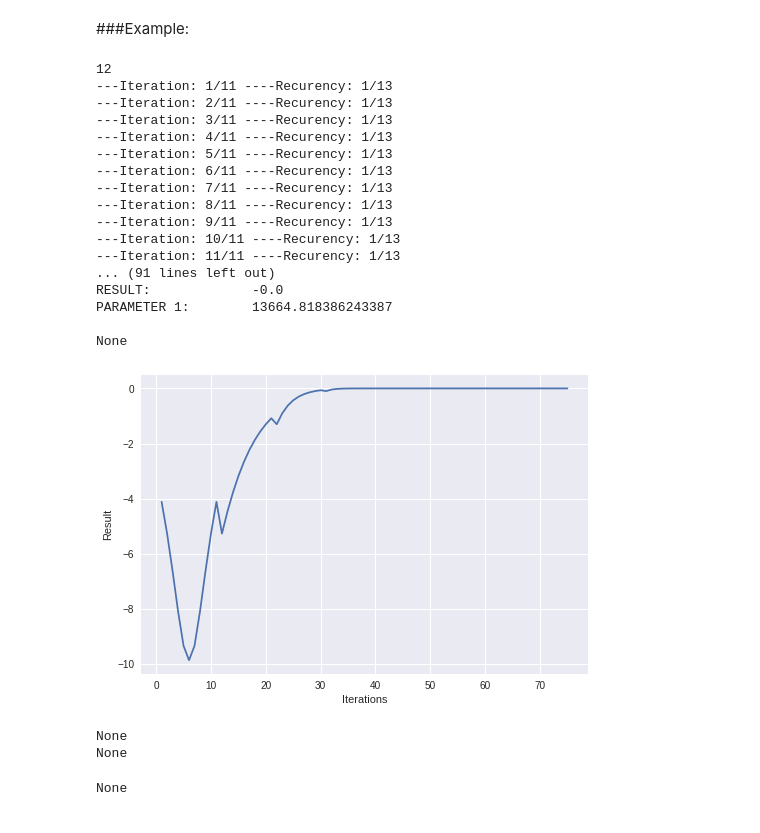
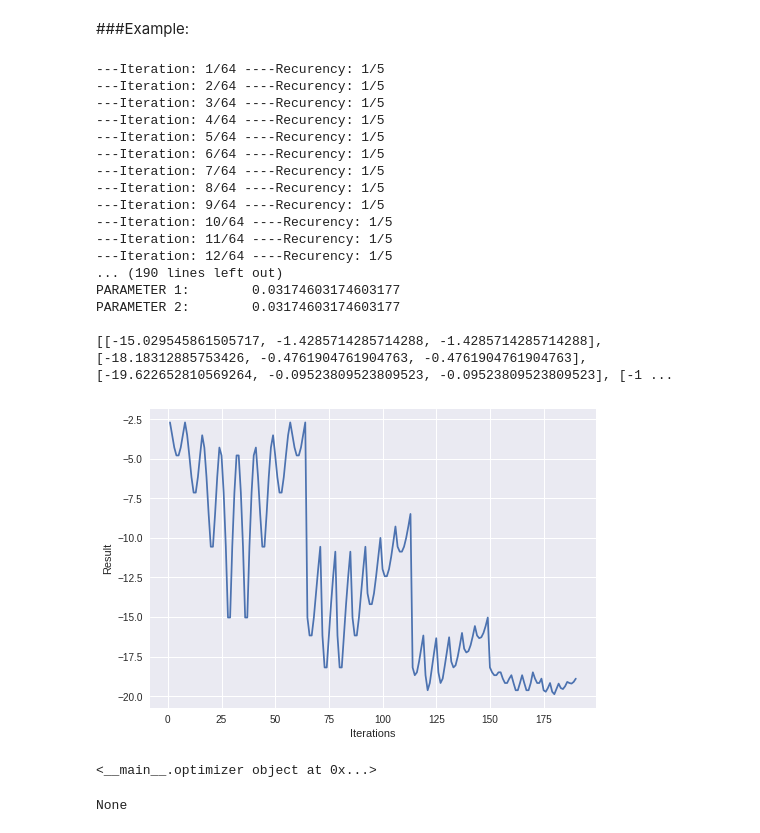
Before and after one commit to seraffin/FailOmen, a Jupyter notebook: Wojtek/NNOptimizer.ipynb, the cells around one changed output. Cells and saved outputs as stored; diff of their text form; code cells hidden in the pictures.

```diff
--- a/Wojtek/NNOptimizer.ipynb
+++ b/Wojtek/NNOptimizer.ipynb
@@ -321,32 +321,31 @@ class optimizer:
 # %%
 #@title
 def exampleFunction(x, y = 5):
   return ((-20)* math.exp((((0.5*(x**2 + y**2))**0.5)*(-0.2))))
 
 
-r = optimizer(exampleFunction, 12 , [-10,10], minMax2=False,  split = 10, reduceSplit = True, searchMaximum = True)
+r = optimizer(exampleFunction, 4 , [-10,10], minMax2=[-10, 10],  split = 7, reduceSplit = True, searchMaximum = False)
 print(r)
 # %% [output]
-12
----Iteration: 1/11 ----Recurency: 1/13
----Iteration: 2/11 ----Recurency: 1/13
----Iteration: 3/11 ----Recurency: 1/13
----Iteration: 4/11 ----Recurency: 1/13
----Iteration: 5/11 ----Recurency: 1/13
----Iteration: 6/11 ----Recurency: 1/13
----Iteration: 7/11 ----Recurency: 1/13
----Iteration: 8/11 ----Recurency: 1/13
----Iteration: 9/11 ----Recurency: 1/13
----Iteration: 10/11 ----Recurency: 1/13
----Iteration: 11/11 ----Recurency: 1/13
-... (91 lines left out)
-RESULT:             -0.0
-PARAMETER 1:        13664.818386243387
+---Iteration: 1/64 ----Recurency: 1/5
+---Iteration: 2/64 ----Recurency: 1/5
+---Iteration: 3/64 ----Recurency: 1/5
+---Iteration: 4/64 ----Recurency: 1/5
+---Iteration: 5/64 ----Recurency: 1/5
+---Iteration: 6/64 ----Recurency: 1/5
+---Iteration: 7/64 ----Recurency: 1/5
+---Iteration: 8/64 ----Recurency: 1/5
+---Iteration: 9/64 ----Recurency: 1/5
+---Iteration: 10/64 ----Recurency: 1/5
+---Iteration: 11/64 ----Recurency: 1/5
+---Iteration: 12/64 ----Recurency: 1/5
+... (190 lines left out)
+PARAMETER 1:        0.03174603174603177
+PARAMETER 2:        0.03174603174603177
 
-None
+[[-15.029545861505717, -1.4285714285714288, -1.4285714285714288], [-18.18312885753426, -0.4761904761904763, -0.4761904761904763], [-19.622652810569264, -0.09523809523809523, -0.09523809523809523], [-1 ...
-[figure, old version]
+[figure, new version]
-None
-None
+<__main__.optimizer object at 0x...>
 # %%
 print(r)
 # %% [output]
```
Also changed, not shown: parts of 10 cells of this notebook.
